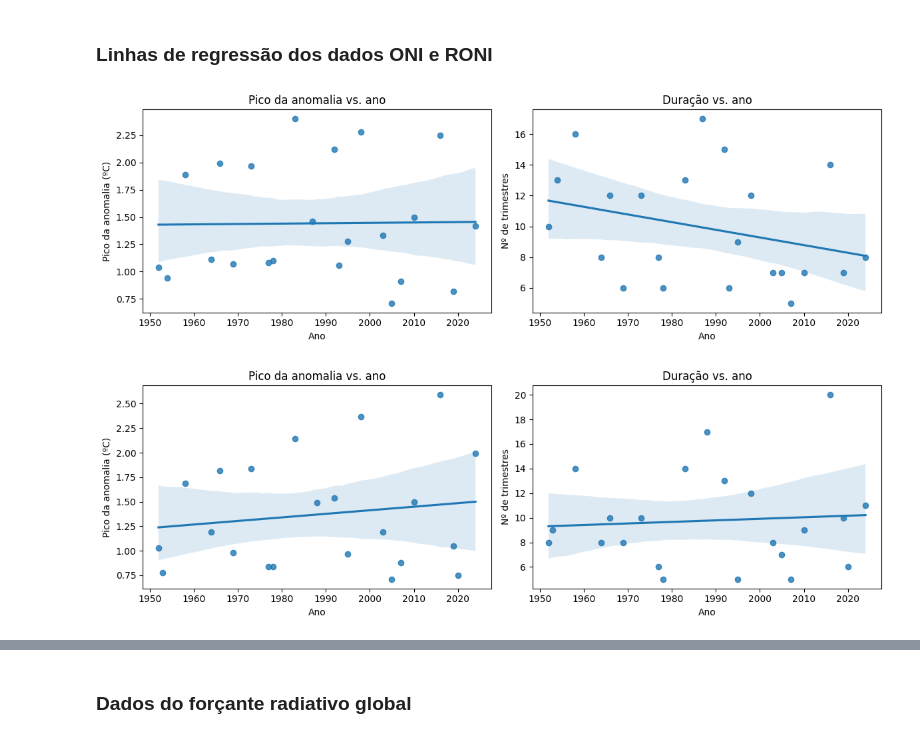
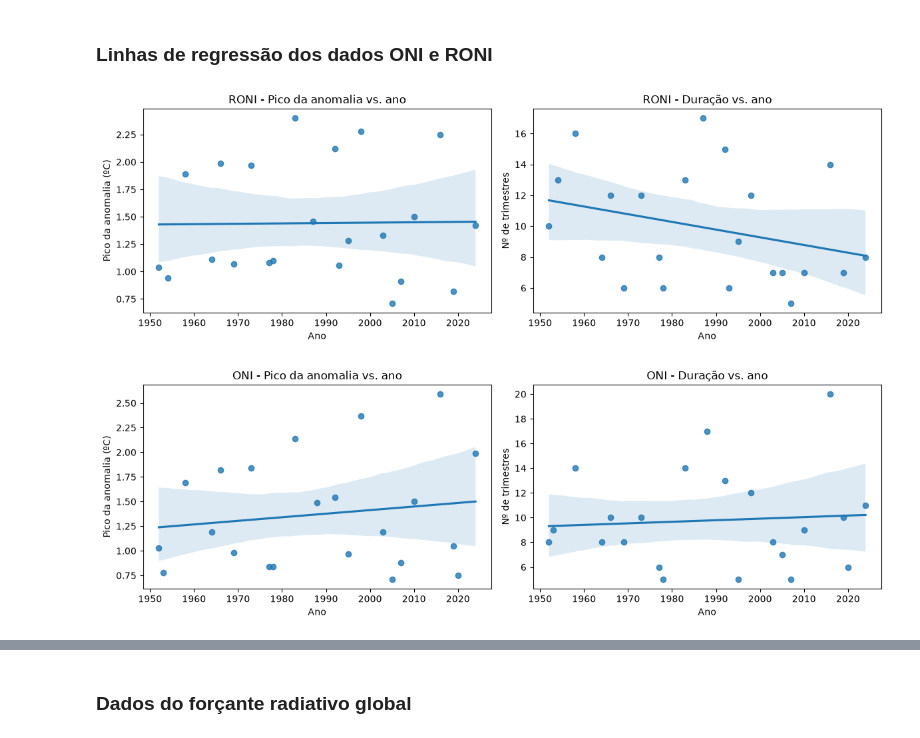
Before and after one commit to PETCC-UFRN/DataPET-Relatorio2-2026, a Jupyter notebook: src/datapet_relatorio2_2026/analise_exploratoria/AnaliseClimaticaExp.ipynb, the cells around one changed output, grey strips where cells are left out. Cells and saved outputs as stored; diff of their text form; code cells hidden in the pictures.

```diff
--- a/src/datapet_relatorio2_2026/analise_exploratoria/AnaliseClimaticaExp.ipynb
+++ b/src/datapet_relatorio2_2026/analise_exploratoria/AnaliseClimaticaExp.ipynb
@@ -178,35 +178,34 @@ plt.show()
 ### Linhas de regressão dos dados ONI e RONI
 # %%
 fig, axes = plt.subplots(1, 2, figsize=(12, 4))
-
 sns.regplot(data=roni_anom_max_evento, x='YR', y='anom_max_evento', ax=axes[0])
-axes[0].set_title('Pico da anomalia vs. ano')
+axes[0].set_title('RONI - Pico da anomalia vs. ano')
 axes[0].set_ylabel('Pico da anomalia (ºC)')
 axes[0].set_xlabel('Ano')
 
 sns.regplot(data=roni_anom_max_evento, x='YR', y='n_trimestres', ax=axes[1])
-axes[1].set_title('Duração vs. ano')
+axes[1].set_title('RONI - Duração vs. ano')
 axes[1].set_ylabel('Nº de trimestres')
 axes[1].set_xlabel('Ano')
 
 plt.tight_layout()
 plt.show()
 # %% [output]
-[figure, old version]
+[figure, new version]
 # %%
 fig, axes = plt.subplots(1, 2, figsize=(12, 4))
 
 sns.regplot(data=oni_anom_max_evento, x='YR', y='anom_max_evento', ax=axes[0])
-axes[0].set_title('Pico da anomalia vs. ano')
+axes[0].set_title('ONI - Pico da anomalia vs. ano')
 axes[0].set_ylabel('Pico da anomalia (ºC)')
 axes[0].set_xlabel('Ano')
 
 sns.regplot(data=oni_anom_max_evento, x='YR', y='n_trimestres', ax=axes[1])
-axes[1].set_title('Duração vs. ano')
+axes[1].set_title('ONI - Duração vs. ano')
 axes[1].set_ylabel('Nº de trimestres')
 axes[1].set_xlabel('Ano')
 
 plt.tight_layout()
 plt.show()
 # %% [output]
-[figure, old version]
+[figure, new version]
```
Also changed, not shown: parts of 8 cells of this notebook.
